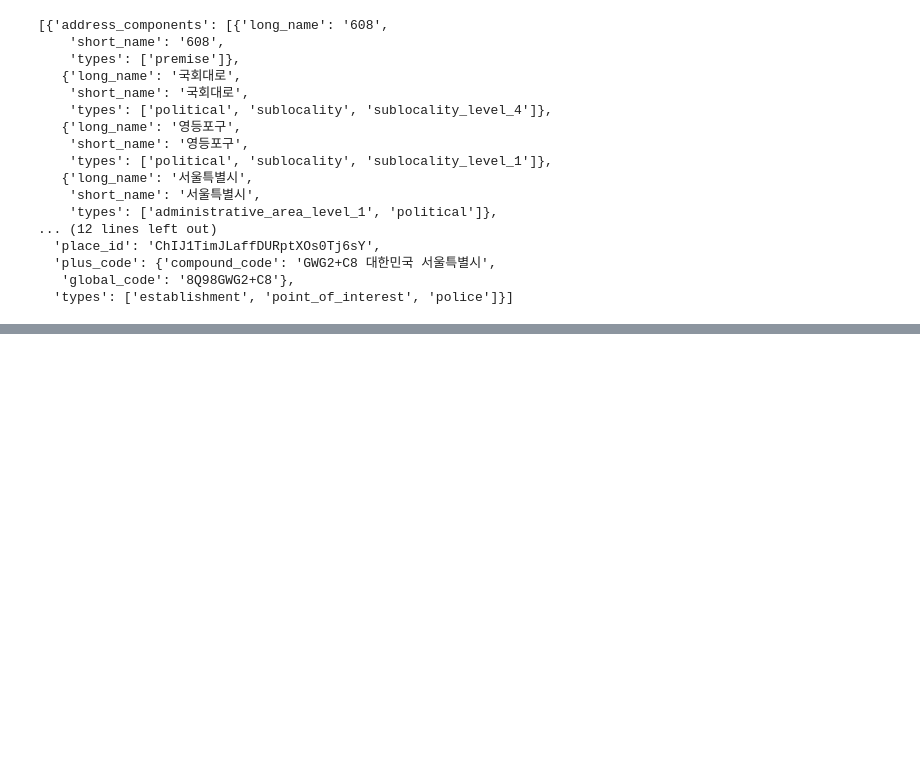
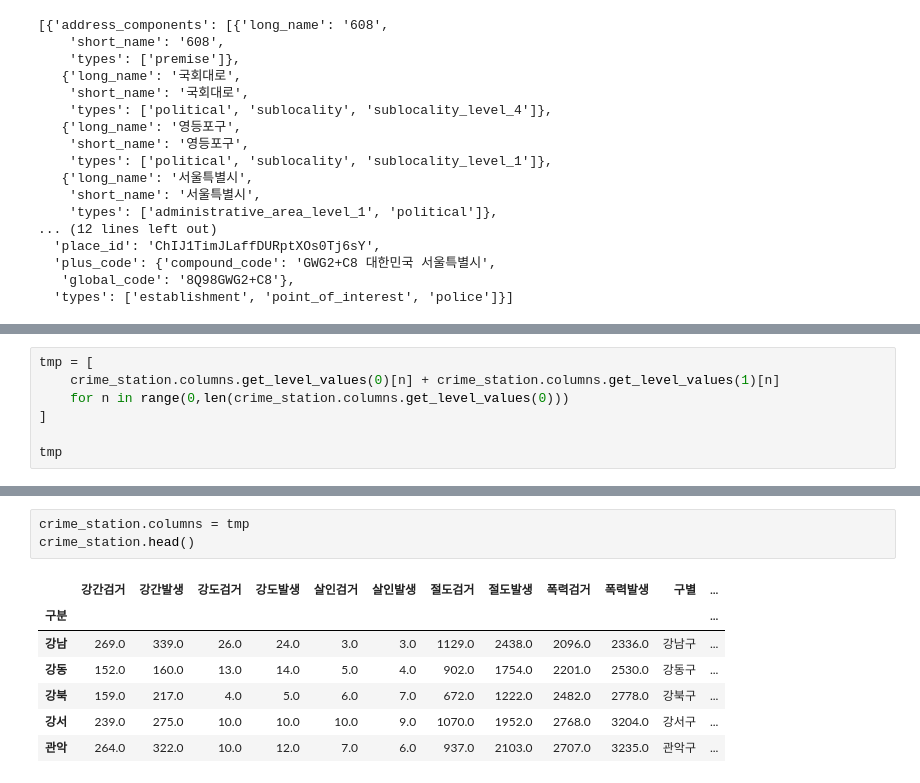
Before and after one commit to instar94/ml_tutorial, a Jupyter notebook: 04.EDA/ds_study/code/02.Seoul_Crime/02.Seoul_Crime.ipynb, the cells around one changed output, grey strips where cells are left out. Saved outputs shown, nothing was run; the diff lists cells and outputs as text; blank space fills up the shorter version.

```diff
--- a/04.EDA/ds_study/code/02.Seoul_Crime/02.Seoul_Crime.ipynb
+++ b/04.EDA/ds_study/code/02.Seoul_Crime/02.Seoul_Crime.ipynb
@@ -392,0 +517,7 @@ gmaps.geocode("서울영등포경찰서",language="ko")
+# %%
+tmp = [
+    crime_station.columns.get_level_values(0)[n] + crime_station.columns.get_level_values(1)[n]
+    for n in range(0,len(crime_station.columns.get_level_values(0)))
+]
+
+tmp
@@ -392,0 +538,11 @@ gmaps.geocode("서울영등포경찰서",language="ko")
+# %%
+crime_station.columns = tmp
+crime_station.head()
+# %% [output]
+|  | 강간검거 | 강간발생 | 강도검거 | 강도발생 | 살인검거 | 살인발생 | 절도검거 | 절도발생 | 폭력검거 | 폭력발생 | 구별 | ... |
+| 구분 |  |  |  |  |  |  |  |  |  |  |  | ... |
+| 강남 | 269.0 | 339.0 | 26.0 | 24.0 | 3.0 | 3.0 | 1129.0 | 2438.0 | 2096.0 | 2336.0 | 강남구 | ... |
+| 강동 | 152.0 | 160.0 | 13.0 | 14.0 | 5.0 | 4.0 | 902.0 | 1754.0 | 2201.0 | 2530.0 | 강동구 | ... |
+| 강북 | 159.0 | 217.0 | 4.0 | 5.0 | 6.0 | 7.0 | 672.0 | 1222.0 | 2482.0 | 2778.0 | 강북구 | ... |
+| 강서 | 239.0 | 275.0 | 10.0 | 10.0 | 10.0 | 9.0 | 1070.0 | 1952.0 | 2768.0 | 3204.0 | 강서구 | ... |
+| 관악 | 264.0 | 322.0 | 10.0 | 12.0 | 7.0 | 6.0 | 937.0 | 2103.0 | 2707.0 | 3235.0 | 관악구 | ... |
```
Also changed, not shown: parts of 58 cells of this notebook, 1 other file.
